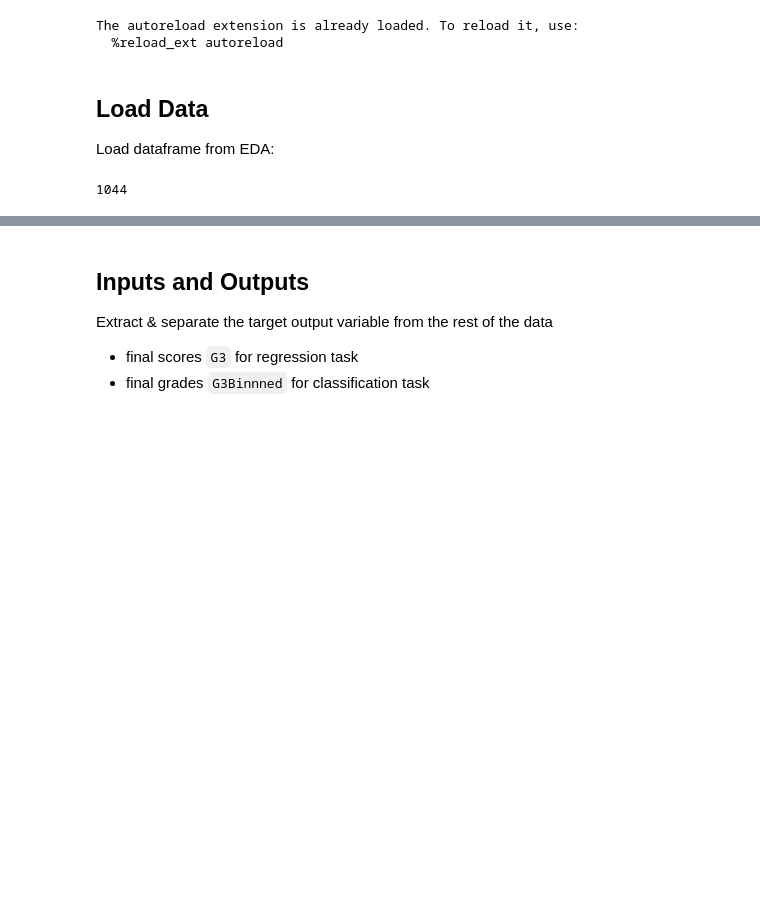
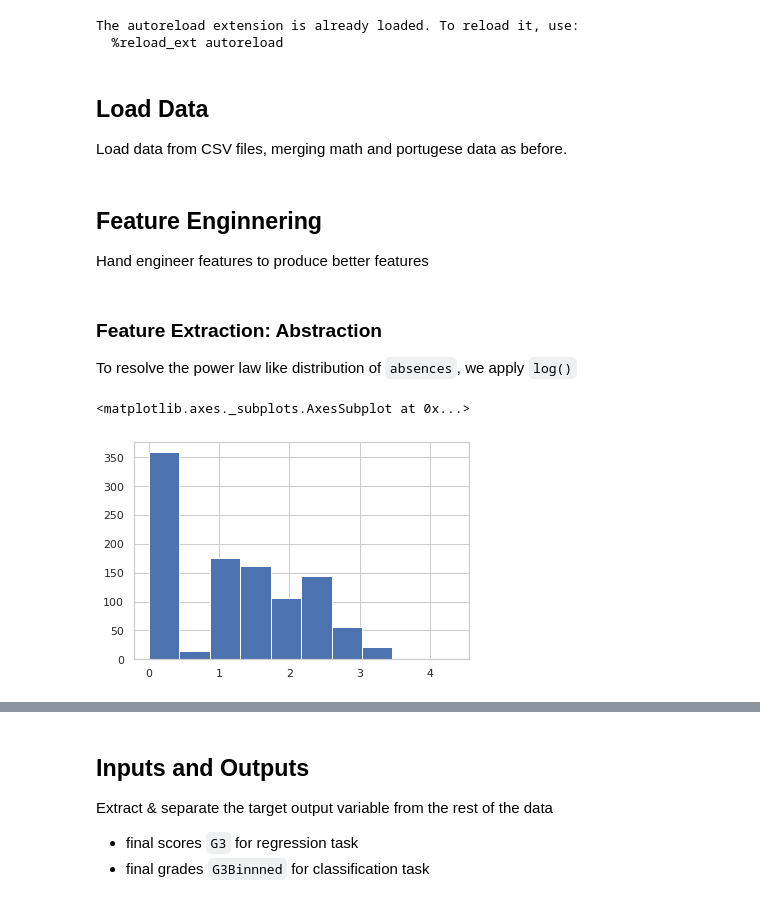
Before and after one commit to mrzzy/np-pa-assign, a Jupyter notebook: dataprep.ipynb, the cells around one changed output, grey strips where cells are left out. Saved outputs shown, nothing was run; the diff lists cells and outputs as text; code cells hidden in the pictures; blank space fills up the shorter version.

Commit message:
Moved feature extractions to dataprep.ipynb, added feature combinations

```diff
--- a/dataprep.ipynb
+++ b/dataprep.ipynb
@@ -27,9 +29,27 @@ The autoreload extension is already loaded. To reload it, use:
   %reload_ext autoreload
 # %% [markdown]
 ## Load Data
-Load dataframe from EDA:
+Load data from CSV files, merging math and portugese data as before.
-# %%
-df = pd.read_feather(os.path.join("build", "dataset.feather"))
-len(df)
-# %% [output]
-1044
+# %%
+# read data from CSV
+col_dtypes = { col: "category" for col in dataset.cat_features + dataset.bin_features}
+math_df = pd.read_csv(os.path.join("data", "Math.csv"), dtype=col_dtypes)
+por_df = pd.read_csv(os.path.join("data", "Por.csv"), dtype=col_dtypes)
+
+# merge data from math and portugese data
+math_df["subject"] = "math"
+por_df["subject"] = "portugese"
+df = math_df.append(por_df)
+df = df.reset_index()
+# %% [markdown]
+## Feature Enginnering
+Hand engineer features to produce better features
+# %% [markdown]
+### Feature Extraction: Abstraction
+To resolve the power law like distribution of `absences`, we apply `log()`
+# %%
+df["logAbsences"] = np.log1p(df["absences"])
+df["logAbsences"].hist()
+# %% [output]
+<matplotlib.axes._subplots.AxesSubplot at 0x...>
+[figure, added]
```
Also changed, not shown: parts of 20 cells of this notebook, 1 other file.
